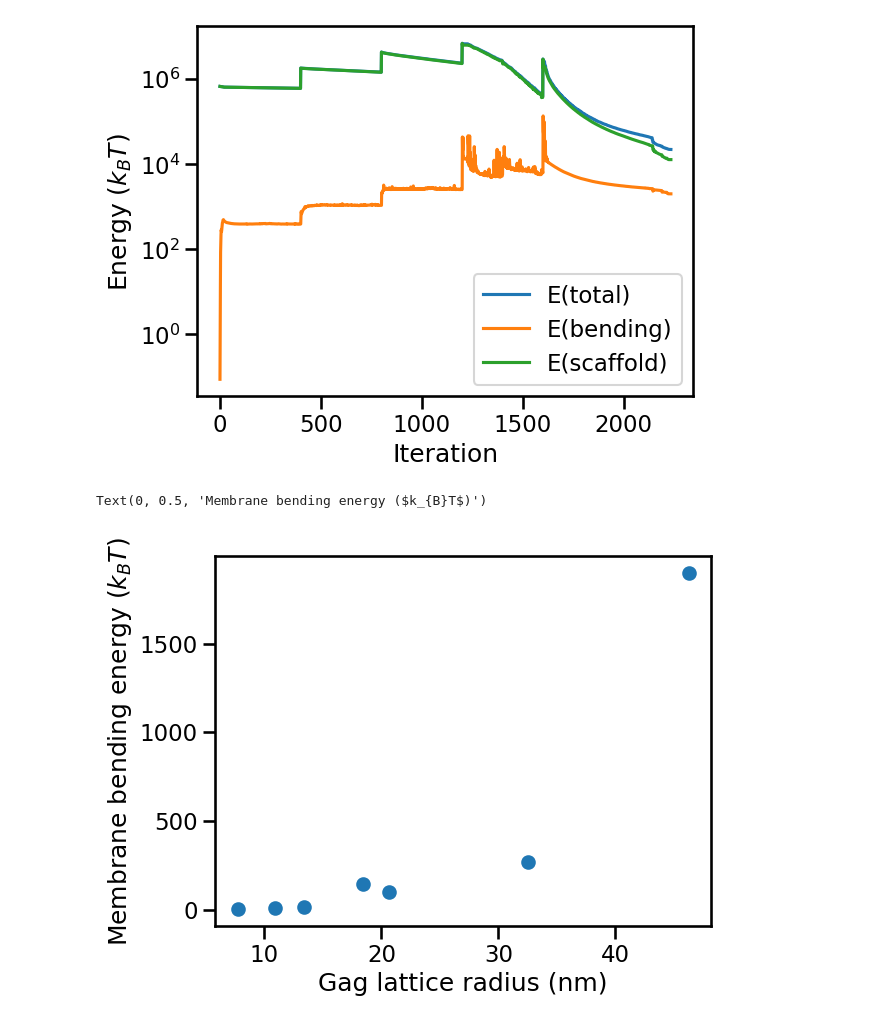
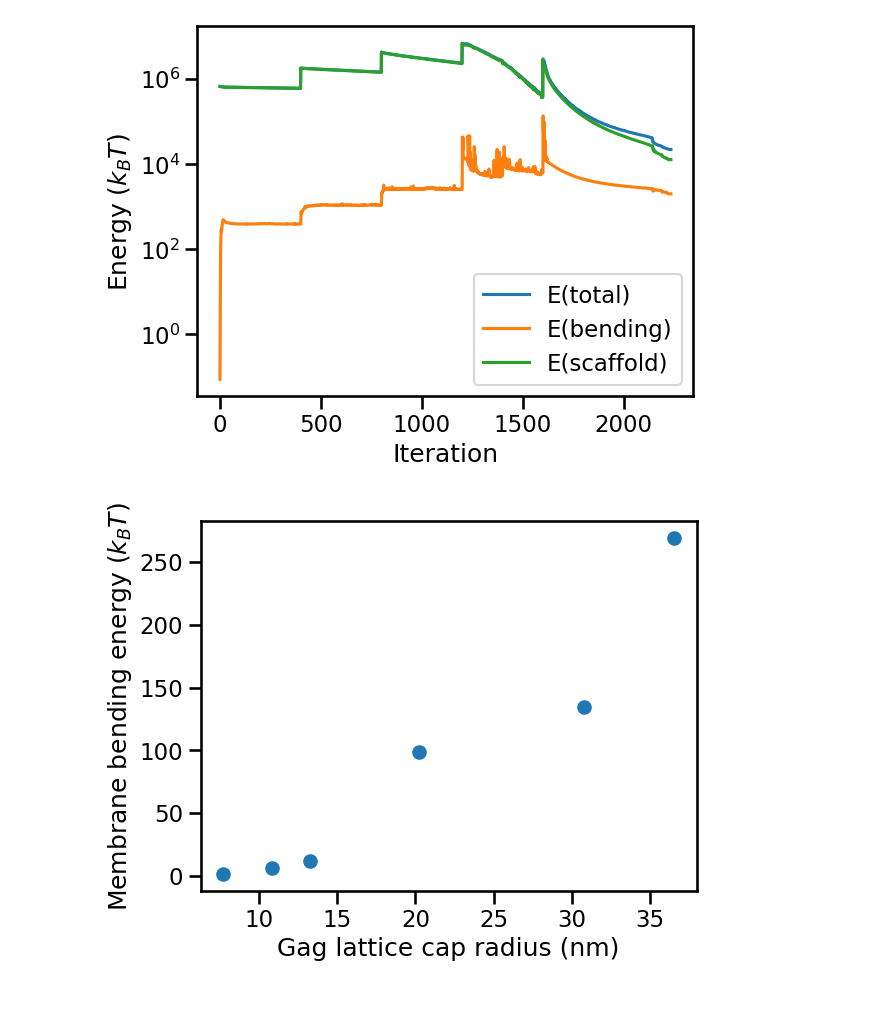
Before and after one commit to yingyue0414/results, a Jupyter notebook: membrane_LES_gag_scaffolding/data/796/plot_gag_scaffolding.ipynb, the cells around one changed output. Saved outputs shown, nothing was run; the diff lists cells and outputs as text; code cells hidden in the pictures.

```diff
--- a/membrane_LES_gag_scaffolding/data/796/plot_gag_scaffolding.ipynb
+++ b/membrane_LES_gag_scaffolding/data/796/plot_gag_scaffolding.ipynb
@@ -411,12 +411,13 @@ plt.savefig(num_gags + "gags_energyVsIter.png", dpi = 900)
 # %%
 from matplotlib import pyplot as plt
 
-radii = [7.71099601, 10.90499514, 13.35583687, 18.45374056, 20.66463227, 32.54933885, 46.26597606]
-e_curvs = [1.347472, 6.177722, 11.832134, 144.345803, 98.514149, 268.985612, 1896.726619]
+radii = [7.688037248, 10.8399607, 13.23618124, 20.21860081, 36.56004597, 30.77684235]
+e_curvs = [1.347472, 6.177722, 11.832134, 98.514149, 268.985612, 134.380335731]
 
 plt.scatter(radii, e_curvs)
-plt.xlabel("Gag lattice radius (nm)")
+plt.xlabel("Gag lattice cap radius (nm)")
 plt.ylabel("Membrane bending energy ($k_{B}T$)")
+
+plt.savefig("CapRvsBendingEnergy.png", dpi = 900)
 # %% [output]
-Text(0, 0.5, 'Membrane bending energy ($k_{B}T$)')
-[figure, old version]
+[figure, new version]
```
Also changed, not shown: 3 other files.
